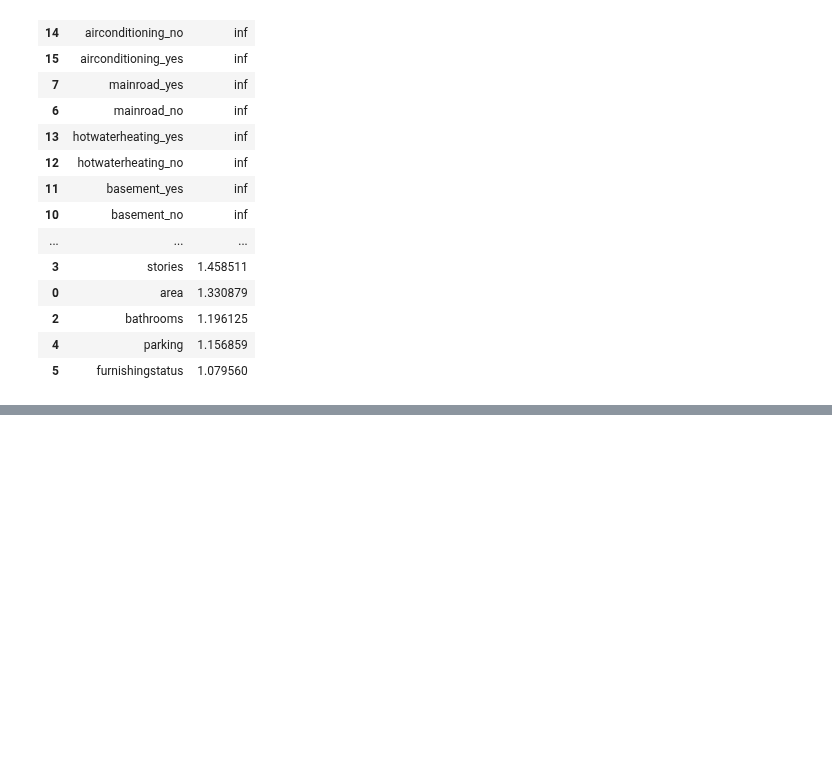
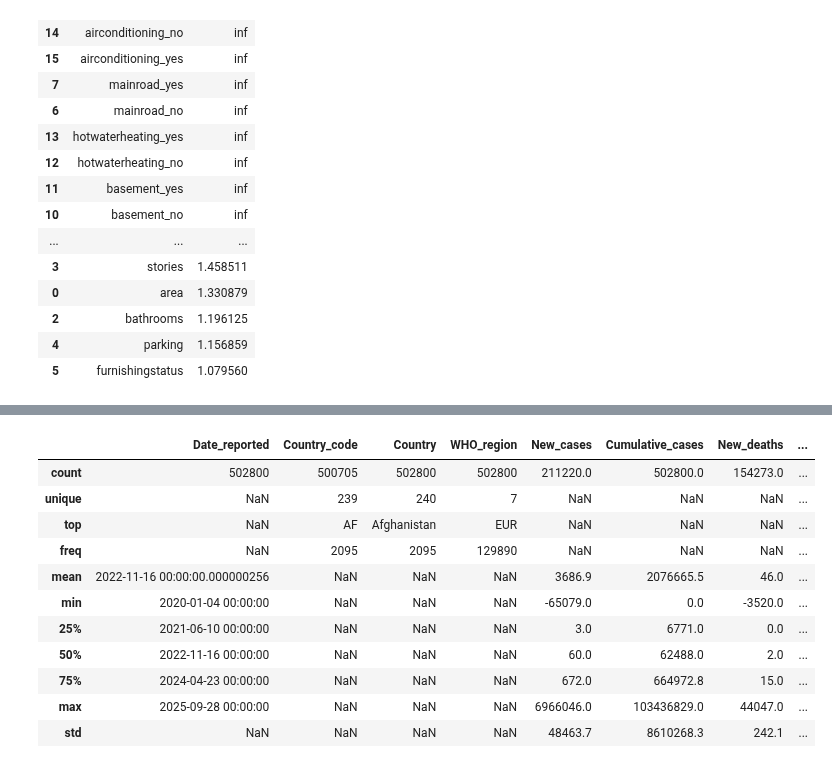
Before and after one commit to bvkiran8058/Data-Science-with-GenAI, a Jupyter notebook: EDA/Stage-3 Advanced Level.ipynb, the cells around one changed output, grey strips where cells are left out. Saved outputs shown, nothing was run; the diff lists cells and outputs as text; code cells hidden in the pictures; blank space fills up the shorter version.

```diff
--- a/EDA/Stage-3 Advanced Level.ipynb
+++ b/EDA/Stage-3 Advanced Level.ipynb
@@ -294,0 +297,3 @@ vif_data.sort_values(by="VIF", ascending=False)
+# %%
+covid19_dataset = pd.read_csv('../data/WHO-COVID-19-global-daily-data.csv', parse_dates=['Date_reported'])
+covid19_dataset.head()
@@ -294,0 +325,15 @@ vif_data.sort_values(by="VIF", ascending=False)
+# %%
+covid19_dataset.describe(include='all').round(1)
+# %% [output]
+|  | Date_reported | Country_code | Country | WHO_region | New_cases | Cumulative_cases | New_deaths | ... |
+| count | 502800 | 500705 | 502800 | 502800 | 211220.0 | 502800.0 | 154273.0 | ... |
+| unique | NaN | 239 | 240 | 7 | NaN | NaN | NaN | ... |
+| top | NaN | AF | Afghanistan | EUR | NaN | NaN | NaN | ... |
+| freq | NaN | 2095 | 2095 | 129890 | NaN | NaN | NaN | ... |
+| mean | 2022-11-16 00:00:00.000000256 | NaN | NaN | NaN | 3686.9 | 2076665.5 | 46.0 | ... |
+| min | 2020-01-04 00:00:00 | NaN | NaN | NaN | -65079.0 | 0.0 | -3520.0 | ... |
+| 25% | 2021-06-10 00:00:00 | NaN | NaN | NaN | 3.0 | 6771.0 | 0.0 | ... |
+| 50% | 2022-11-16 00:00:00 | NaN | NaN | NaN | 60.0 | 62488.0 | 2.0 | ... |
+| 75% | 2024-04-23 00:00:00 | NaN | NaN | NaN | 672.0 | 664972.8 | 15.0 | ... |
+| max | 2025-09-28 00:00:00 | NaN | NaN | NaN | 6966046.0 | 103436829.0 | 44047.0 | ... |
+| std | NaN | NaN | NaN | NaN | 48463.7 | 8610268.3 | 242.1 | ... |
```
Also changed, not shown: parts of 16 cells of this notebook, 1 other file.
